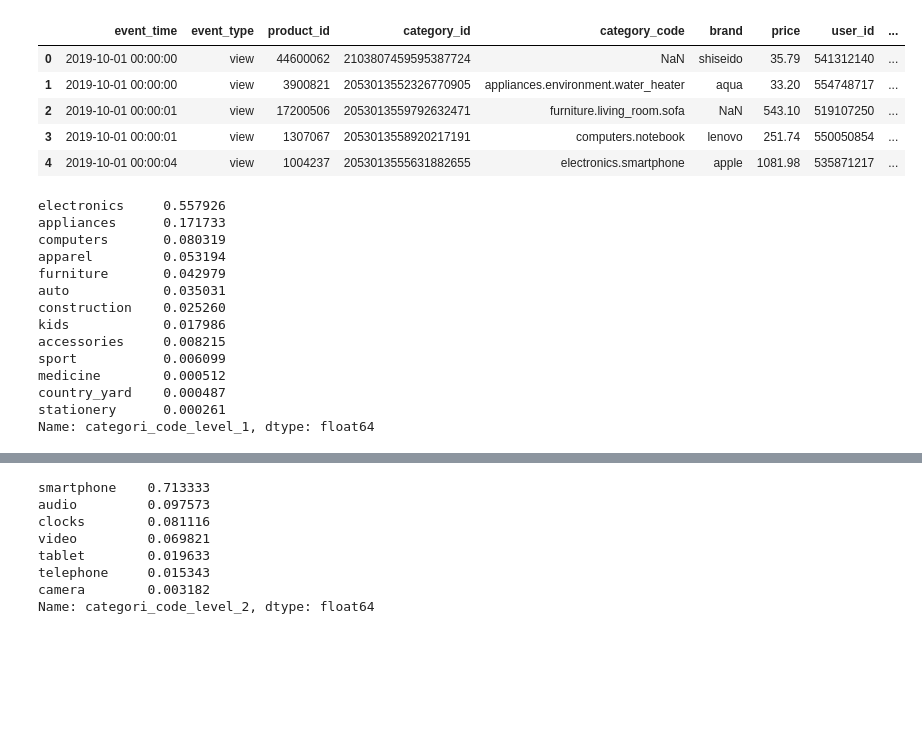
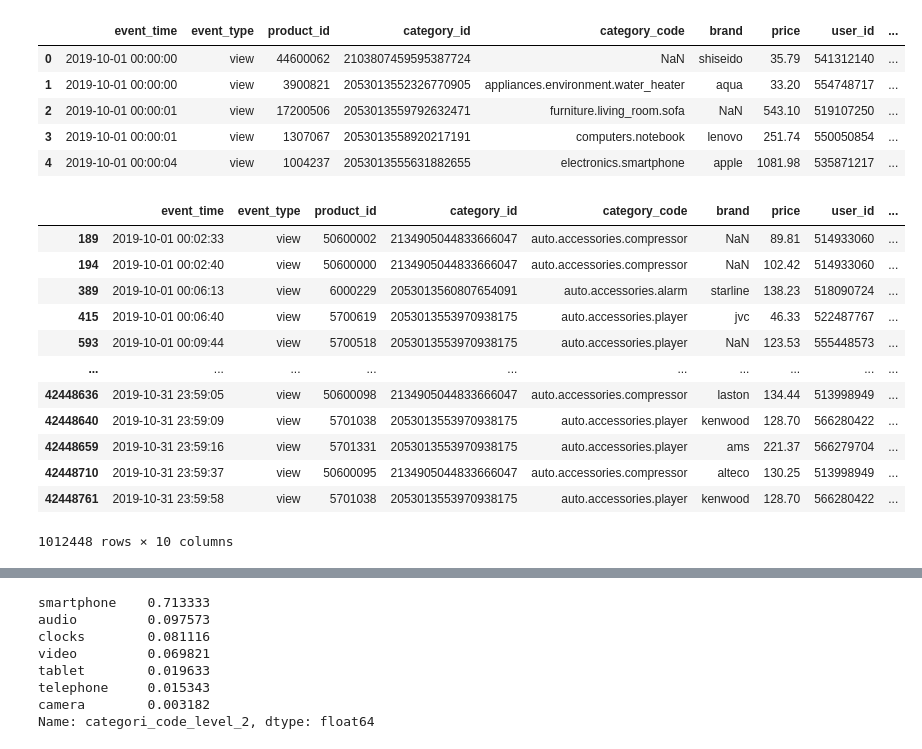
Before and after one commit to jiyoungemma/User-Log-data-analytics, a Jupyter notebook: e_commerce_analytics.ipynb, the cells around one changed output, grey strips where cells are left out. Saved outputs shown, nothing was run; the diff lists cells and outputs as text; code cells hidden in the pictures; blank space fills up the shorter version.

```diff
--- a/e_commerce_analytics.ipynb
+++ b/e_commerce_analytics.ipynb
@@ -529,20 +564,3 @@ df.head()
 | 2 | 2019-10-01 00:00:01 | view | 17200506 | 2053013559792632471 | furniture.living_room.sofa | NaN | 543.10 | 519107250 | ... |
 | 3 | 2019-10-01 00:00:01 | view | 1307067 | 2053013558920217191 | computers.notebook | lenovo | 251.74 | 550050854 | ... |
 | 4 | 2019-10-01 00:00:04 | view | 1004237 | 2053013555631882655 | electronics.smartphone | apple | 1081.98 | 535871217 | ... |
-# %%
-df.categori_code_level_1.value_counts(normalize=True)
-# %% [output]
-electronics     0.557926
-appliances      0.171733
-computers       0.080319
-apparel         0.053194
-furniture       0.042979
-auto            0.035031
-construction    0.025260
-kids            0.017986
-accessories     0.008215
-sport           0.006099
-medicine        0.000512
-country_yard    0.000487
-stationery      0.000261
-Name: categori_code_level_1, dtype: float64
@@ -553,0 +567,16 @@ df_elec['categori_code_level_2'] = df_elec['category_code'].str.split(".", expan
+# %%
+df.loc[df['categori_code_level_1'] == 'auto']
+# %% [output]
+|  | event_time | event_type | product_id | category_id | category_code | brand | price | user_id | ... |
+| 189 | 2019-10-01 00:02:33 | view | 50600002 | 2134905044833666047 | auto.accessories.compressor | NaN | 89.81 | 514933060 | ... |
+| 194 | 2019-10-01 00:02:40 | view | 50600000 | 2134905044833666047 | auto.accessories.compressor | NaN | 102.42 | 514933060 | ... |
+| 389 | 2019-10-01 00:06:13 | view | 6000229 | 2053013560807654091 | auto.accessories.alarm | starline | 138.23 | 518090724 | ... |
+| 415 | 2019-10-01 00:06:40 | view | 5700619 | 2053013553970938175 | auto.accessories.player | jvc | 46.33 | 522487767 | ... |
+| 593 | 2019-10-01 00:09:44 | view | 5700518 | 2053013553970938175 | auto.accessories.player | NaN | 123.53 | 555448573 | ... |
+| ... | ... | ... | ... | ... | ... | ... | ... | ... | ... |
+| 42448636 | 2019-10-31 23:59:05 | view | 50600098 | 2134905044833666047 | auto.accessories.compressor | laston | 134.44 | 513998949 | ... |
+| 42448640 | 2019-10-31 23:59:09 | view | 5701038 | 2053013553970938175 | auto.accessories.player | kenwood | 128.70 | 566280422 | ... |
+| 42448659 | 2019-10-31 23:59:16 | view | 5701331 | 2053013553970938175 | auto.accessories.player | ams | 221.37 | 566279704 | ... |
+| 42448710 | 2019-10-31 23:59:37 | view | 50600095 | 2134905044833666047 | auto.accessories.compressor | alteco | 130.25 | 513998949 | ... |
+| 42448761 | 2019-10-31 23:59:58 | view | 5701038 | 2053013553970938175 | auto.accessories.player | kenwood | 128.70 | 566280422 | ... |
+1012448 rows × 10 columns
```
Also changed, not shown: parts of 31 cells of this notebook.
